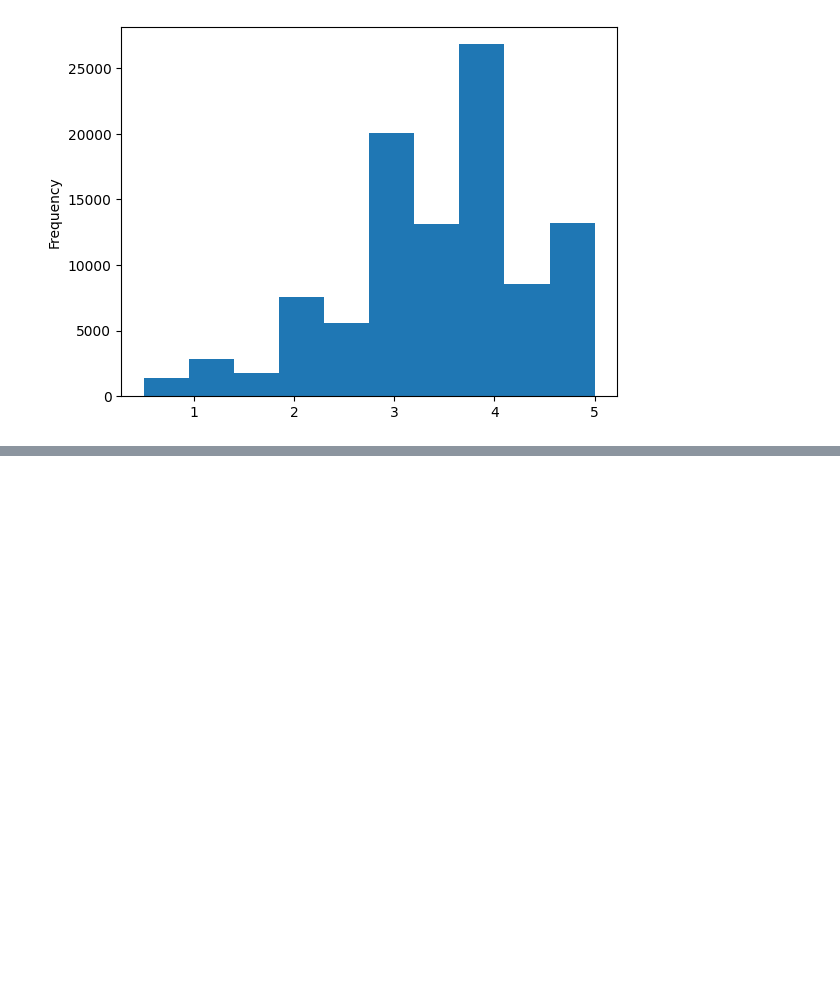
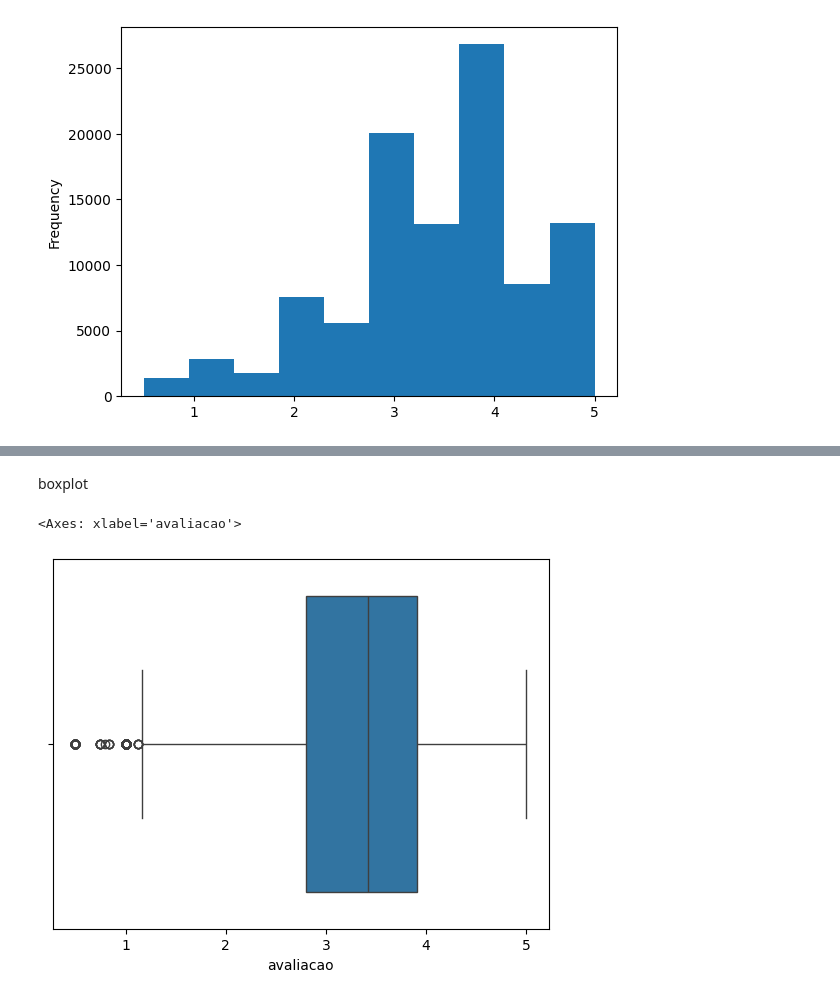
Before and after one commit to Jpguiotti/EDA-, a Jupyter notebook: dia1.ipynb, the cells around one changed output, grey strips where cells are left out. Cells and saved outputs as stored; diff of their text form; code cells hidden in the pictures; blank space fills up the shorter version.

```diff
--- a/dia1.ipynb
+++ b/dia1.ipynb
@@ -289,0 +400,7 @@ df_filmes.avaliacao.plot(kind= 'hist')
+# %% [markdown]
+boxplot
+# %%
+sns.boxplot(x=medias_por_filme)
+# %% [output]
+<Axes: xlabel='avaliacao'>
+[figure, added]
```
Also changed, not shown: parts of 34 cells of this notebook, 1 other file.
